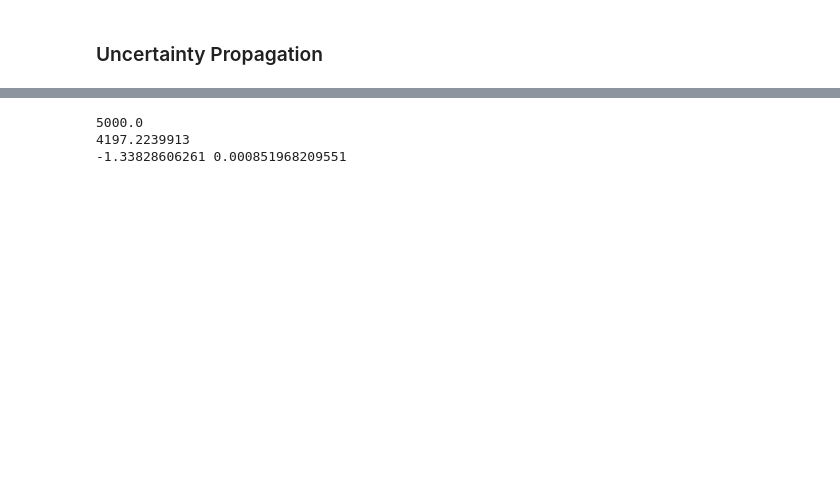
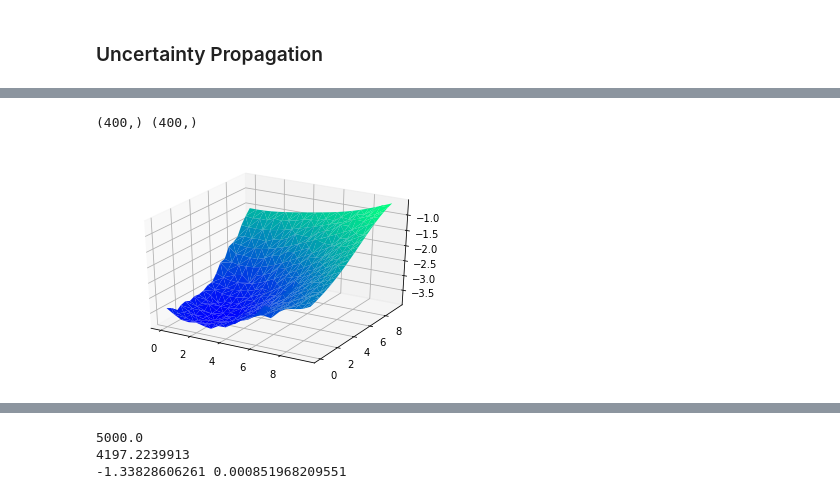
Before and after one commit to jejjohnson/gaussian_processes, a Jupyter notebook: pkg_sgpuppy/pkg/Untitled.ipynb, the cells around one changed output, grey strips where cells are left out. Cells and saved outputs as stored; diff of their text form; code cells hidden in the pictures; blank space fills up the shorter version.

```diff
--- a/pkg_sgpuppy/pkg/Untitled.ipynb
+++ b/pkg_sgpuppy/pkg/Untitled.ipynb
@@ -88,0 +96,26 @@ ValueError: shapes (2,2) and (400,2) not aligned: 2 (dim 1) != 400 (dim 0)
+# %%
+%%time
+#The propagation step
+
+up = UncertaintyPropagationApprox(gp_est)
+
+
+# print(x_new.shape, mean.shape, Sigma.shape)
+n_samples = len(x_new)
+out_mean = np.zeros(n_samples)
+out_variance = np.zeros(n_samples)
+
+for i in range(n_samples):
+
+    out_mean[i], out_variance[i] = up.propagate_GA(x_new[i],Sigma)
+
+print(out_mean.shape, out_variance.shape)
+
+fig = plt.figure()
+ax = fig.gca(projection='3d')
+# ax.plot_trisurf(x.T[0],x.T[1],t, cmap=cm.autumn, linewidth=0.2)
+ax.plot_trisurf(x_new.T[0],x_new.T[1], out_mean, cmap=cm.winter, linewidth=0.2)
+plt.show()
+# %% [output]
+(400,) (400,)
+[figure, added]
```
Also changed, not shown: parts of 15 cells of this notebook, 7 other files.
